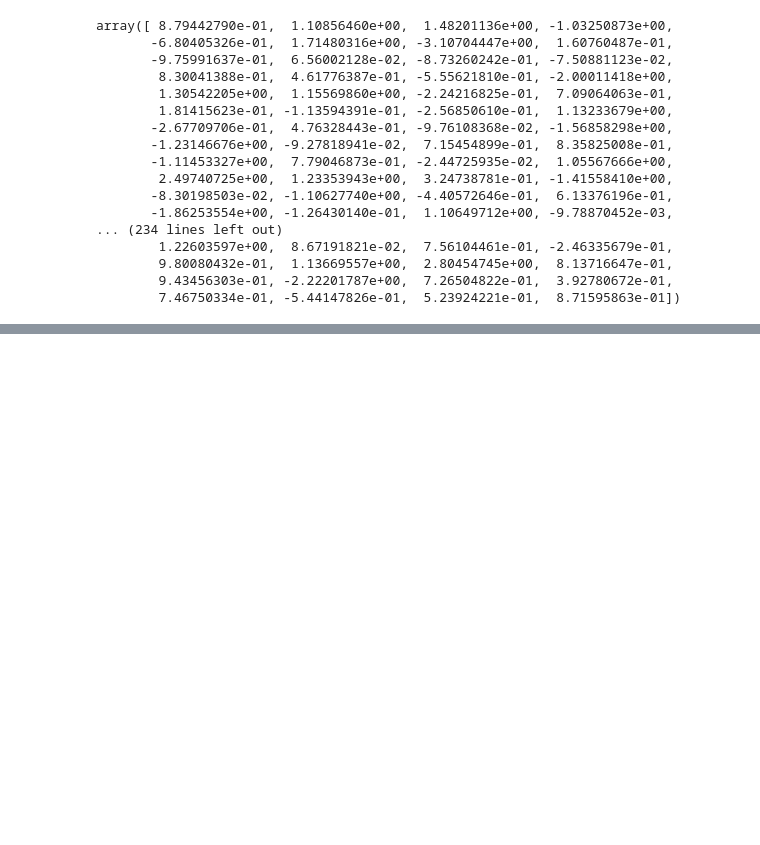
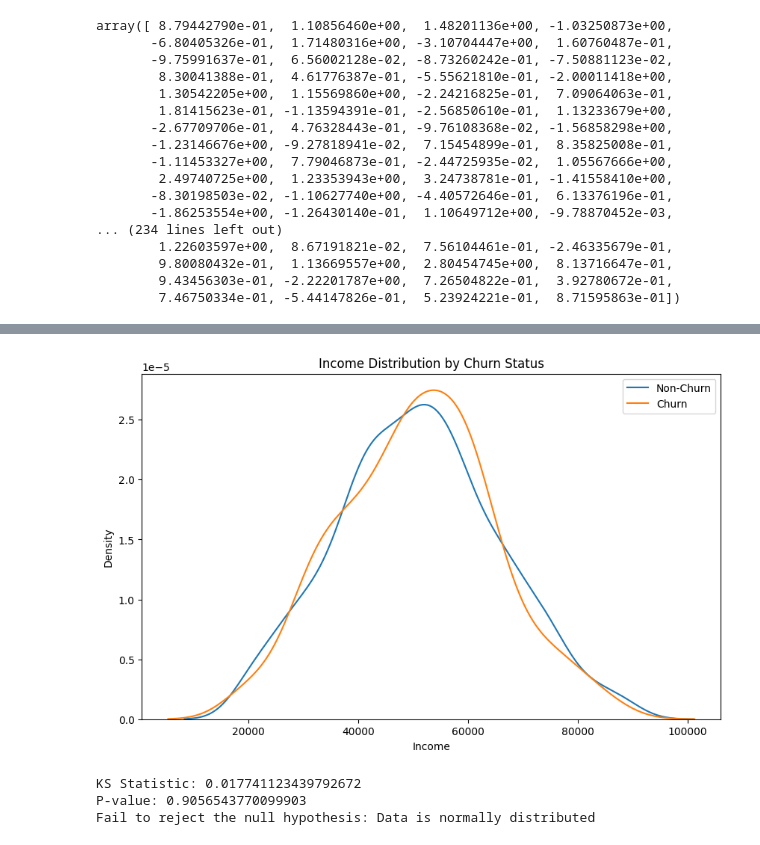
Before and after one commit to rahul8879/rbyte_ai_engineering, a Jupyter notebook: math/basic_stats.ipynb, the cells around one changed output, grey strips where cells are left out. Saved outputs shown, nothing was run; the diff lists cells and outputs as text; code cells hidden in the pictures; blank space fills up the shorter version.

```diff
--- a/math/basic_stats.ipynb
+++ b/math/basic_stats.ipynb
@@ -164,0 +224,21 @@ array([ 8.79442790e-01,  1.10856460e+00,  1.48201136e+00, -1.03250873e+00,
+# %%
+# lets create fake data from banking domain
+import numpy as np
+np.random.seed(42)
+n_samples = 1000
+ages = np.random.randint(18, 70, size=n_samples)
+incomes = np.random.normal(loc=50000, scale=15000, size=n_samples)
+incomes = np.clip(incomes, 20000, 150000)
+balances = np.random.normal(loc=20000, scale=10000, size=n_samples)
+balances = np.clip(balances, 0, 100000)
+# lets create a categorical variable for account type
+account_types = np.random.choice(['savings', 'checking', 'business'], size=n_samples, p=[0.5, 0.4, 0.1])
+# lets create a binary variable for churn
+churn = np.random.choice([0, 1], size=n_samples, p=[0.8, 0.2])
+# lets create a structured array
+data = np.core.records.fromarrays([ages, incomes, balances, account_types, churn],
+                                  names='age, income, balance, account_type, churn')
+
+import pandas as pd
+df = pd.DataFrame(data)
+df.head()
@@ -164,0 +252,28 @@ array([ 8.79442790e-01,  1.10856460e+00,  1.48201136e+00, -1.03250873e+00,
+# %%
+# let see the distribution of income in case of churn and non churn customers
+import matplotlib.pyplot as plt
+import seaborn as sns
+plt.figure(figsize=(10, 6))
+sns.kdeplot(df[df['churn'] == 0]['income'], label='Non-Churn')
+sns.kdeplot(df[df['churn'] == 1]['income'], label='Churn')
+plt.title('Income Distribution by Churn Status')
+plt.xlabel('Income')
+plt.ylabel('Density')
+plt.legend()
+plt.show()
+# %% [output]
+[figure, added]
+# %%
+# lets check it income is normal distribution or not using ks test
+ks_statistic, p_value = stats.kstest(df['income'], 'norm', args=(np.mean(df['income']), np.std(df['income'])))
+print('KS Statistic:', ks_statistic)
+print('P-value:', p_value)
+
+if p_value < 0.05:
+    print("Reject the null hypothesis: Data is not normally distributed")
+else:
+    print("Fail to reject the null hypothesis: Data is normally distributed")
+# %% [output]
+KS Statistic: 0.017741123439792672
+P-value: 0.9056543770099903
+Fail to reject the null hypothesis: Data is normally distributed
```
Also changed, not shown: parts of 13 cells of this notebook, 1 other file.
